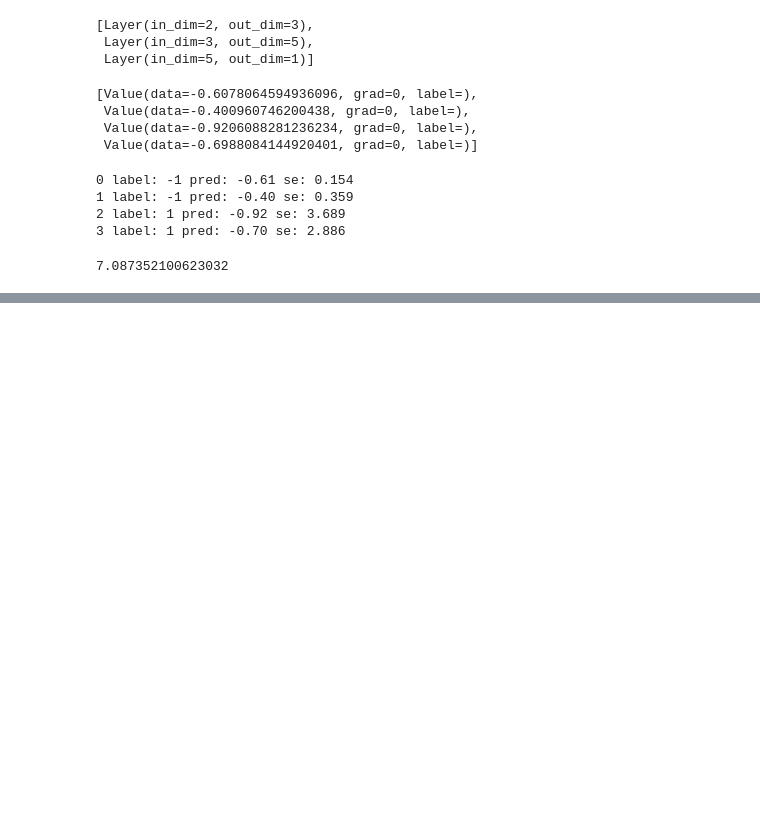
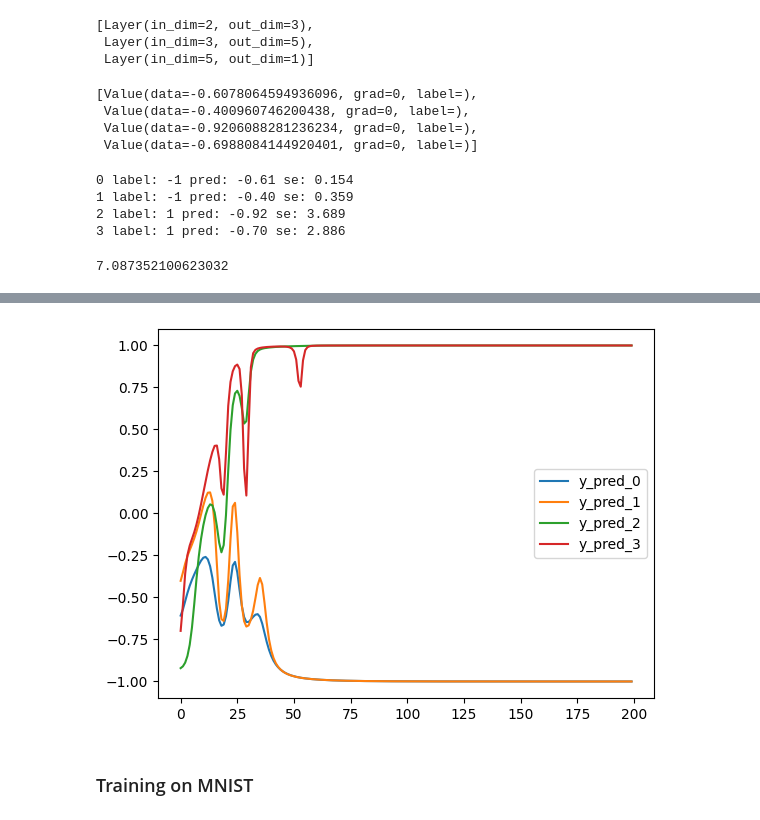
Before and after one commit to 2coolcoder/DL-from-scratch, a Jupyter notebook: autograd.ipynb, the cells around one changed output, grey strips where cells are left out. Cells and saved outputs as stored; diff of their text form; code cells hidden in the pictures; blank space fills up the shorter version.

Commit message:
NN done, working on MNIST

```diff
--- a/autograd.ipynb
+++ b/autograd.ipynb
@@ -83,7 +85,7 @@ class Value:
         # Here other is int or float, not Value
         result = Value(self.data ** other, parents=(self,), _op=f'**{other}')
         def _backward():
-            self.grad += other * result.data / self.data * result.grad
+            self.grad += other * self.data**(other-1) * result.grad
         result._backward = _backward
         return result
     def __truediv__(self, other):
@@ -307,0 +348,9 @@ mlp.layers[2].parameters()
+# %%
+for x_i in range(4):
+    plt.plot([ops[x_i] for ops in op_list], label=f'y_pred_{x_i}')
+plt.legend()
+plt.show()
+# %% [output]
+[figure, added]
+# %% [markdown]
+### Training on MNIST
```
Also changed, not shown: parts of 15 cells of this notebook.
